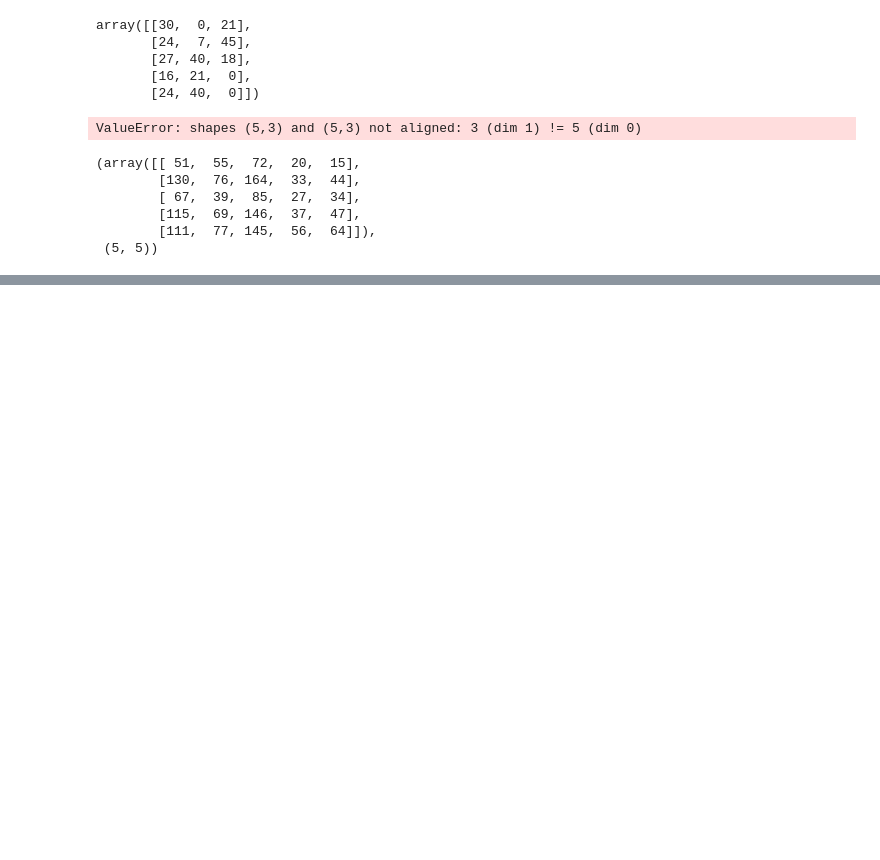
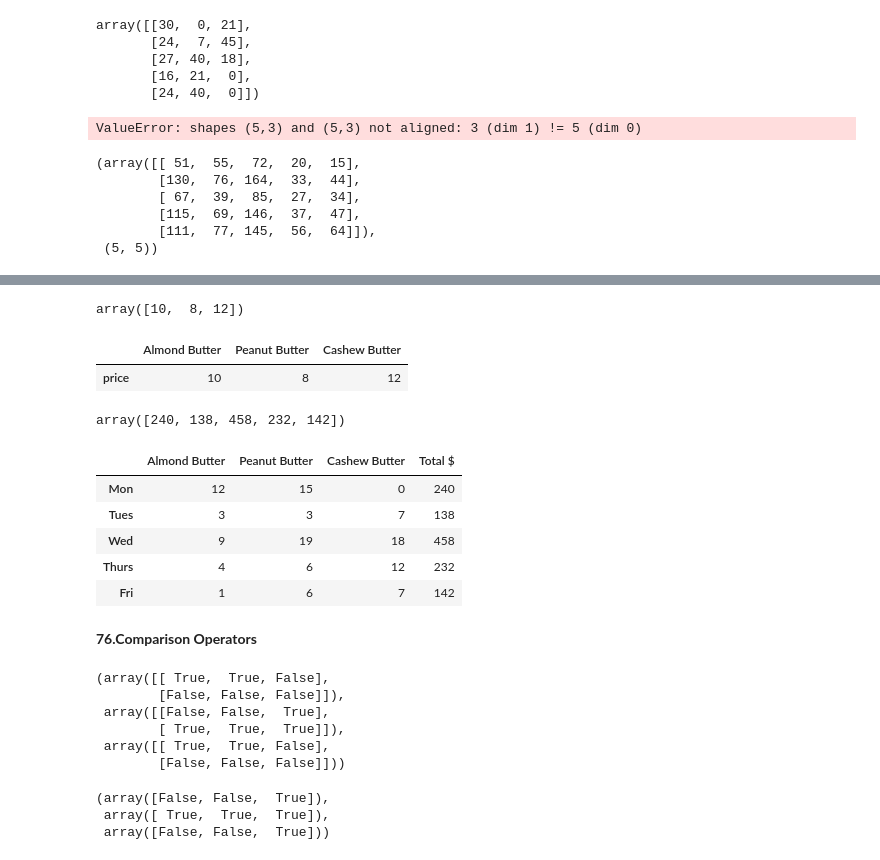
Before and after one commit to bhagya777/NumpyPandas, a Jupyter notebook: Numpy.ipynb, the cells around one changed output, grey strips where cells are left out. Drawn from its saved outputs; the diff is of its cells as text; code cells hidden in the pictures; blank space fills up the shorter version.

```diff
--- a/Numpy.ipynb
+++ b/Numpy.ipynb
@@ -136,0 +139,4 @@ mat3,mat3.shape
+# %%
+np.random.seed(0)
+sales_amount=np.random.randint(20,size=(5,3))
+sales_amount
@@ -136,0 +149,3 @@ mat3,mat3.shape
+# %%
+import pandas as pd
+weekly_sales=pd.DataFrame(sales_amount,index=["Mon","Tues","Wed","Thurs","Fri"],columns=["Almond Butter","Peanut Butter","Cashew Butter"])
@@ -136,0 +161,30 @@ mat3,mat3.shape
+# %%
+prices=np.array([10,8,12])
+prices
+# %% [output]
+array([10,  8, 12])
+# %%
+Butter_Prices=pd.DataFrame(prices.reshape(1,3),index=["price"],columns=["Almond Butter","Peanut Butter","Cashew Butter"])
+Butter_Prices
+# %% [output]
+|  | Almond Butter | Peanut Butter | Cashew Butter |
+| price | 10 | 8 | 12 |
+# %%
+Total_sales=np.dot(weekly_sales,prices)
+# %%
+Total_sales
+# %% [output]
+array([240, 138, 458, 232, 142])
+# %%
+#No.of rows should match so the transpose is done
+weekly_sales["Total $"]=Total_sales.T
+weekly_sales
+# %% [output]
+|  | Almond Butter | Peanut Butter | Cashew Butter | Total $ |
+| Mon | 12 | 15 | 0 | 240 |
+| Tues | 3 | 3 | 7 | 138 |
+| Wed | 9 | 19 | 18 | 458 |
+| Thurs | 4 | 6 | 12 | 232 |
+| Fri | 1 | 6 | 7 | 142 |
+# %% [markdown]
+**76.Comparison Operators**
@@ -136,0 +193,15 @@ mat3,mat3.shape
+# %%
+a1==a2,a1<a2,a1>=a2
+# %% [output]
+(array([[ True,  True, False],
+        [False, False, False]]),
+ array([[False, False,  True],
+        [ True,  True,  True]]),
+ array([[ True,  True, False],
+        [False, False, False]]))
+# %%
+a1==3,a1<5,a1>=3
+# %% [output]
+(array([False, False,  True]),
+ array([ True,  True,  True]),
+ array([False, False,  True]))
```
Also changed, not shown: parts of 4 cells of this notebook.
